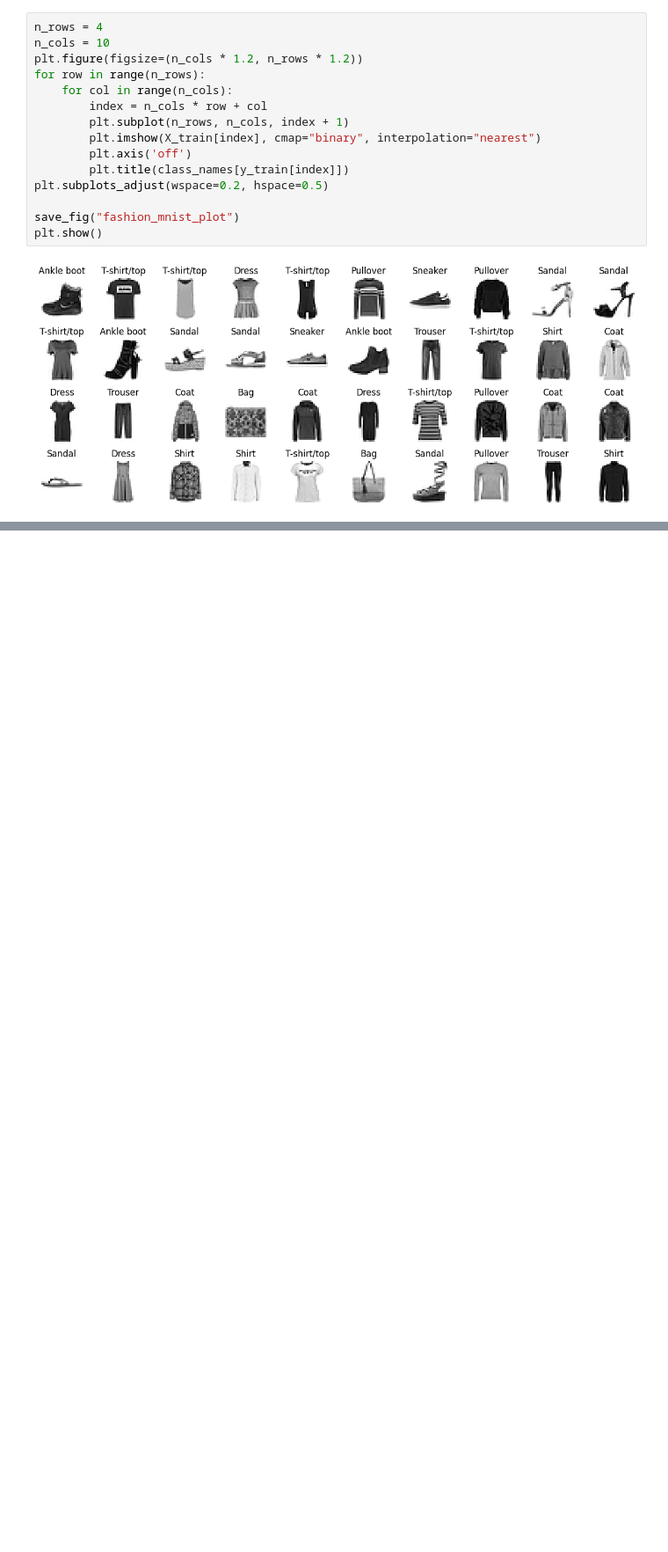
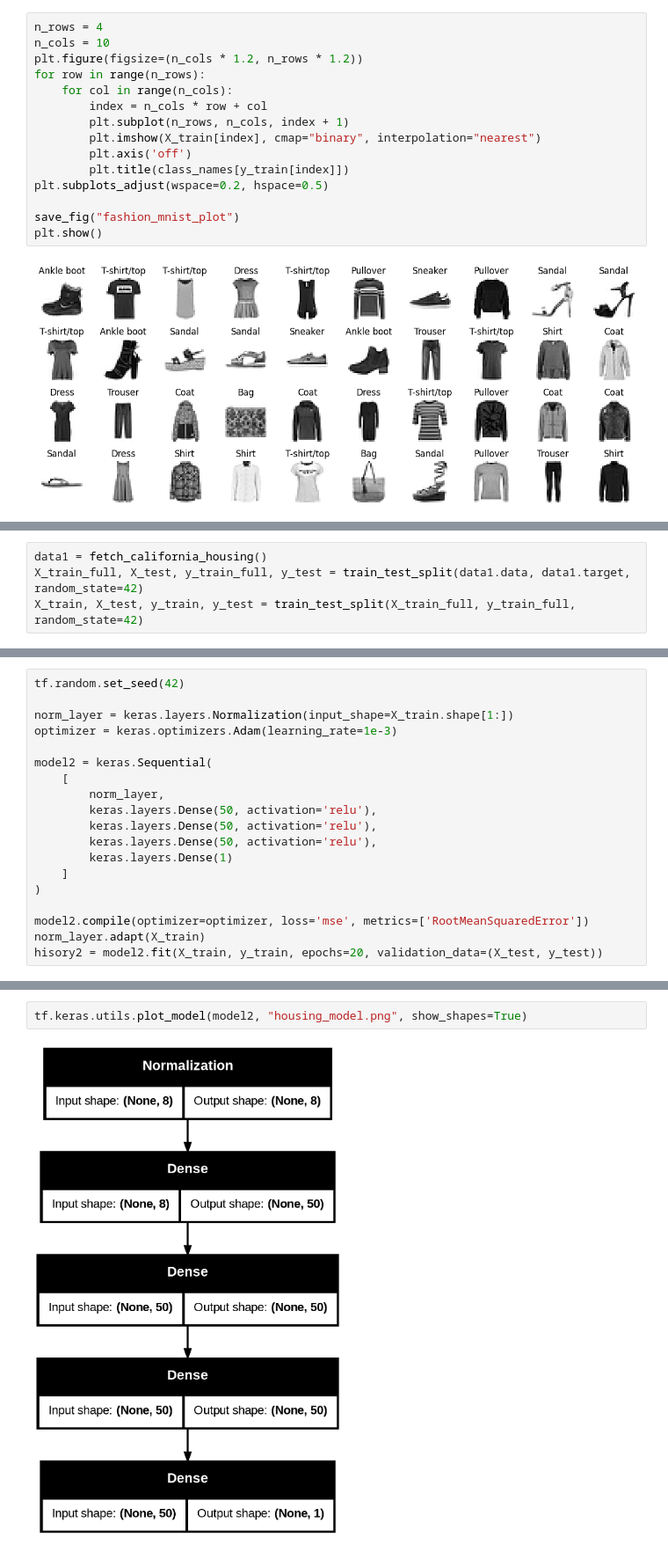
Before and after one commit to SeohyunLyoo/handson-ml3, a Jupyter notebook: 10_02_인공_신경망_(keras).ipynb, the cells around one changed output, grey strips where cells are left out. Shown at 88% size. Drawn from its saved outputs; the diff is of its cells as text; blank space fills up the shorter version.

```diff
--- a/10_02_인공_신경망_(keras).ipynb
+++ b/10_02_인공_신경망_(keras).ipynb
@@ -64,0 +236,4 @@ plt.show()
+# %%
+data1 = fetch_california_housing()
+X_train_full, X_test, y_train_full, y_test = train_test_split(data1.data, data1.target, random_state=42)
+X_train, X_test, y_train, y_test = train_test_split(X_train_full, y_train_full, random_state=42)
@@ -64,0 +249,19 @@ plt.show()
+# %%
+tf.random.set_seed(42)
+
+norm_layer = keras.layers.Normalization(input_shape=X_train.shape[1:])
+optimizer = keras.optimizers.Adam(learning_rate=1e-3)
+
+model2 = keras.Sequential(
+    [
+        norm_layer,
+        keras.layers.Dense(50, activation='relu'),
+        keras.layers.Dense(50, activation='relu'),
+        keras.layers.Dense(50, activation='relu'),
+        keras.layers.Dense(1)
+    ]
+)
+
+model2.compile(optimizer=optimizer, loss='mse', metrics=['RootMeanSquaredError'])
+norm_layer.adapt(X_train)
+hisory2 = model2.fit(X_train, y_train, epochs=20, validation_data=(X_test, y_test))
@@ -64,0 +325,4 @@ plt.show()
+# %%
+tf.keras.utils.plot_model(model2, "housing_model.png", show_shapes=True)
+# %% [output]
+[figure, added]
```
Also changed, not shown: parts of 23 cells of this notebook.
